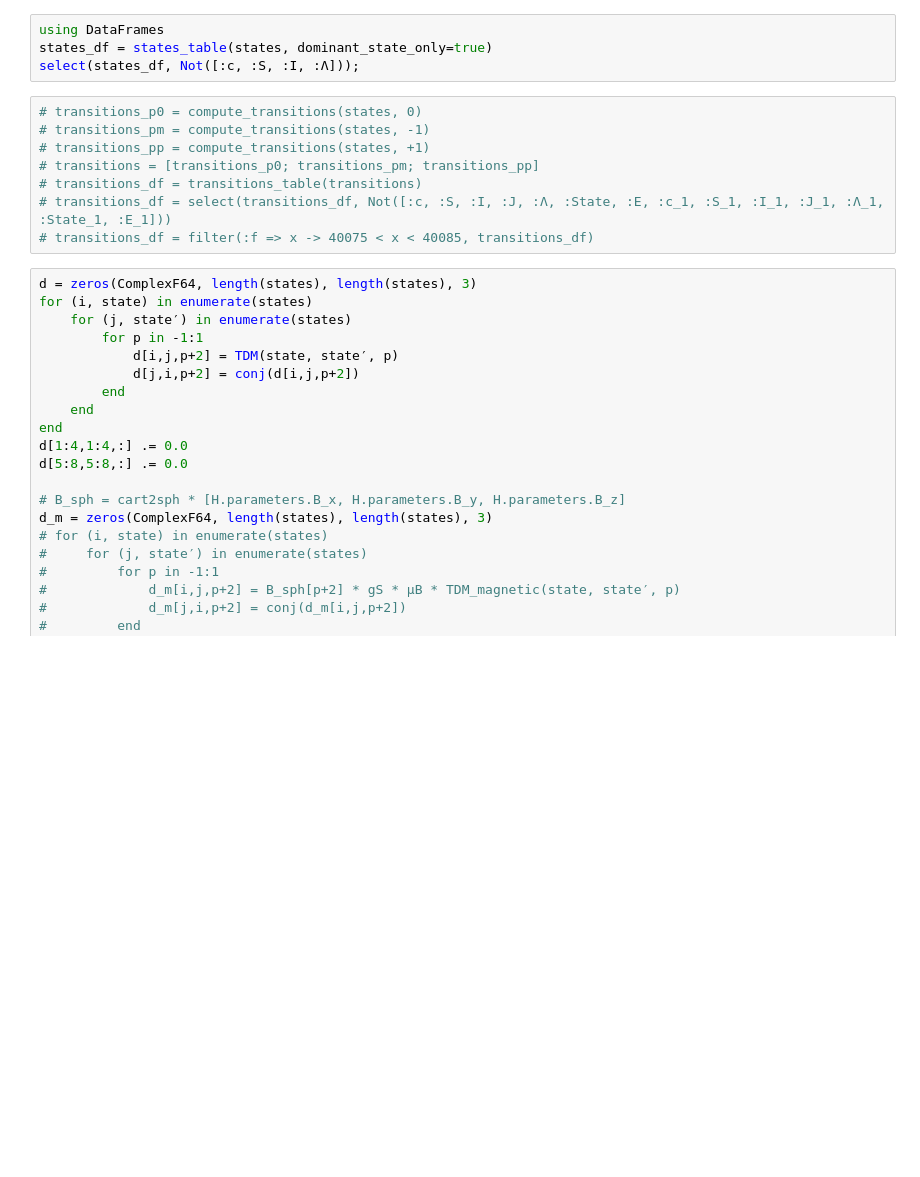
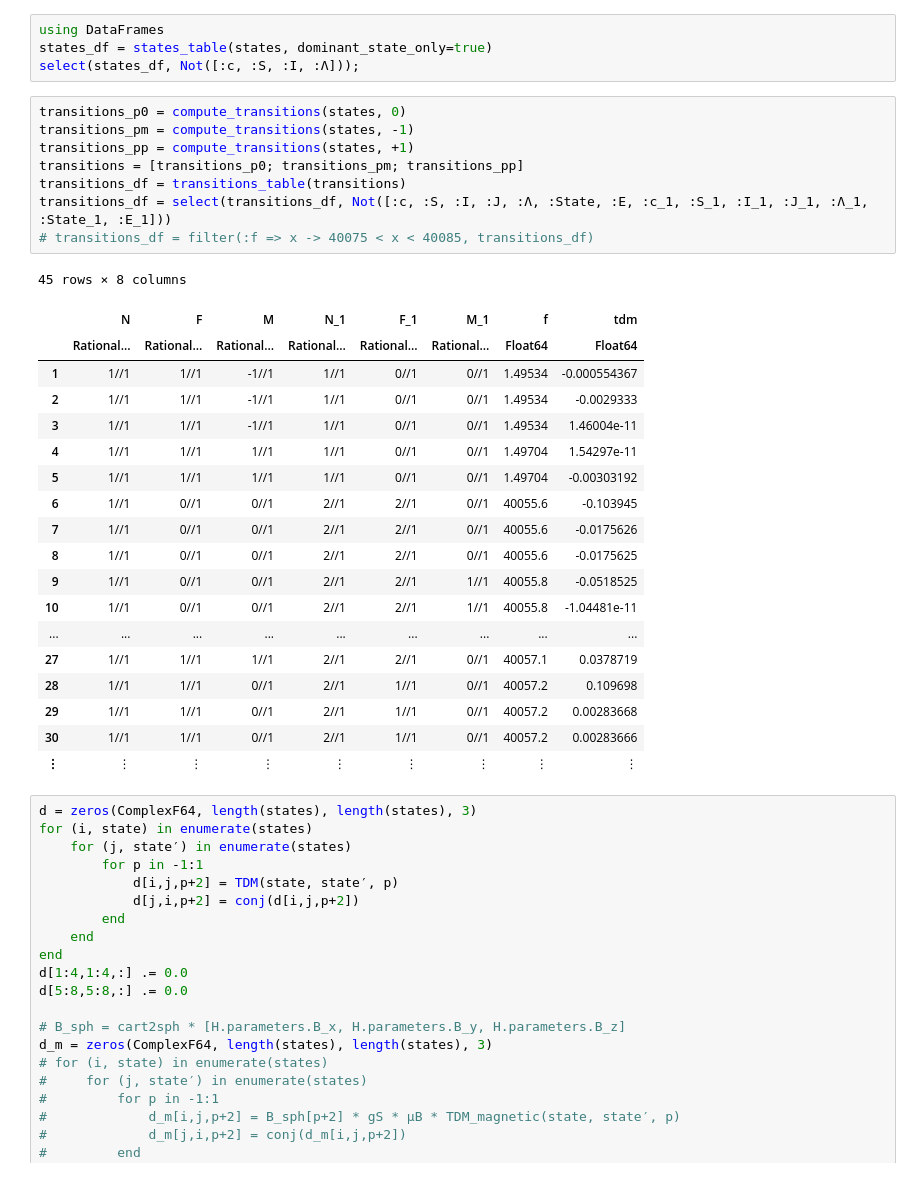
Before and after one commit to munozariasjm/QuantumStates.jl, a Jupyter notebook: examples/CaOH/Spin Precession (CaOH).ipynb, the cells around one changed output. Drawn from its saved outputs; the diff is of its cells as text; blank space fills up the shorter version.

```diff
--- a/examples/CaOH/Spin Precession (CaOH).ipynb
+++ b/examples/CaOH/Spin Precession (CaOH).ipynb
@@ -149,13 +101,33 @@ using DataFrames
 states_df = states_table(states, dominant_state_only=true)
 select(states_df, Not([:c, :S, :I, :Λ]));
 # %%
-# transitions_p0 = compute_transitions(states, 0)
-# transitions_pm = compute_transitions(states, -1)
-# transitions_pp = compute_transitions(states, +1)
-# transitions = [transitions_p0; transitions_pm; transitions_pp]
-# transitions_df = transitions_table(transitions)
-# transitions_df = select(transitions_df, Not([:c, :S, :I, :J, :Λ, :State, :E, :c_1, :S_1, :I_1, :J_1, :Λ_1, :State_1, :E_1]))
+transitions_p0 = compute_transitions(states, 0)
+transitions_pm = compute_transitions(states, -1)
+transitions_pp = compute_transitions(states, +1)
+transitions = [transitions_p0; transitions_pm; transitions_pp]
+transitions_df = transitions_table(transitions)
+transitions_df = select(transitions_df, Not([:c, :S, :I, :J, :Λ, :State, :E, :c_1, :S_1, :I_1, :J_1, :Λ_1, :State_1, :E_1]))
 # transitions_df = filter(:f => x -> 40075 < x < 40085, transitions_df)
+# %% [output]
+45 rows × 8 columns
+|  | N | F | M | N_1 | F_1 | M_1 | f | tdm |
+|  | Rational… | Rational… | Rational… | Rational… | Rational… | Rational… | Float64 | Float64 |
+| 1 | 1//1 | 1//1 | -1//1 | 1//1 | 0//1 | 0//1 | 1.49534 | -0.000554367 |
+| 2 | 1//1 | 1//1 | -1//1 | 1//1 | 0//1 | 0//1 | 1.49534 | -0.0029333 |
+| 3 | 1//1 | 1//1 | -1//1 | 1//1 | 0//1 | 0//1 | 1.49534 | 1.46004e-11 |
+| 4 | 1//1 | 1//1 | 1//1 | 1//1 | 0//1 | 0//1 | 1.49704 | 1.54297e-11 |
+| 5 | 1//1 | 1//1 | 1//1 | 1//1 | 0//1 | 0//1 | 1.49704 | -0.00303192 |
+| 6 | 1//1 | 0//1 | 0//1 | 2//1 | 2//1 | 0//1 | 40055.6 | -0.103945 |
+| 7 | 1//1 | 0//1 | 0//1 | 2//1 | 2//1 | 0//1 | 40055.6 | -0.0175626 |
+| 8 | 1//1 | 0//1 | 0//1 | 2//1 | 2//1 | 0//1 | 40055.6 | -0.0175625 |
+| 9 | 1//1 | 0//1 | 0//1 | 2//1 | 2//1 | 1//1 | 40055.8 | -0.0518525 |
+| 10 | 1//1 | 0//1 | 0//1 | 2//1 | 2//1 | 1//1 | 40055.8 | -1.04481e-11 |
+| ... | ... | ... | ... | ... | ... | ... | ... | ... |
+| 27 | 1//1 | 1//1 | 1//1 | 2//1 | 2//1 | 0//1 | 40057.1 | 0.0378719 |
+| 28 | 1//1 | 1//1 | 0//1 | 2//1 | 1//1 | 0//1 | 40057.2 | 0.109698 |
+| 29 | 1//1 | 1//1 | 0//1 | 2//1 | 1//1 | 0//1 | 40057.2 | 0.00283668 |
+| 30 | 1//1 | 1//1 | 0//1 | 2//1 | 1//1 | 0//1 | 40057.2 | 0.00283666 |
+| ⋮ | ⋮ | ⋮ | ⋮ | ⋮ | ⋮ | ⋮ | ⋮ | ⋮ |
 # %%
 d = zeros(ComplexF64, length(states), length(states), 3)
 for (i, state) in enumerate(states)
```
Also changed, not shown: parts of 29 cells of this notebook, 9 other files.
